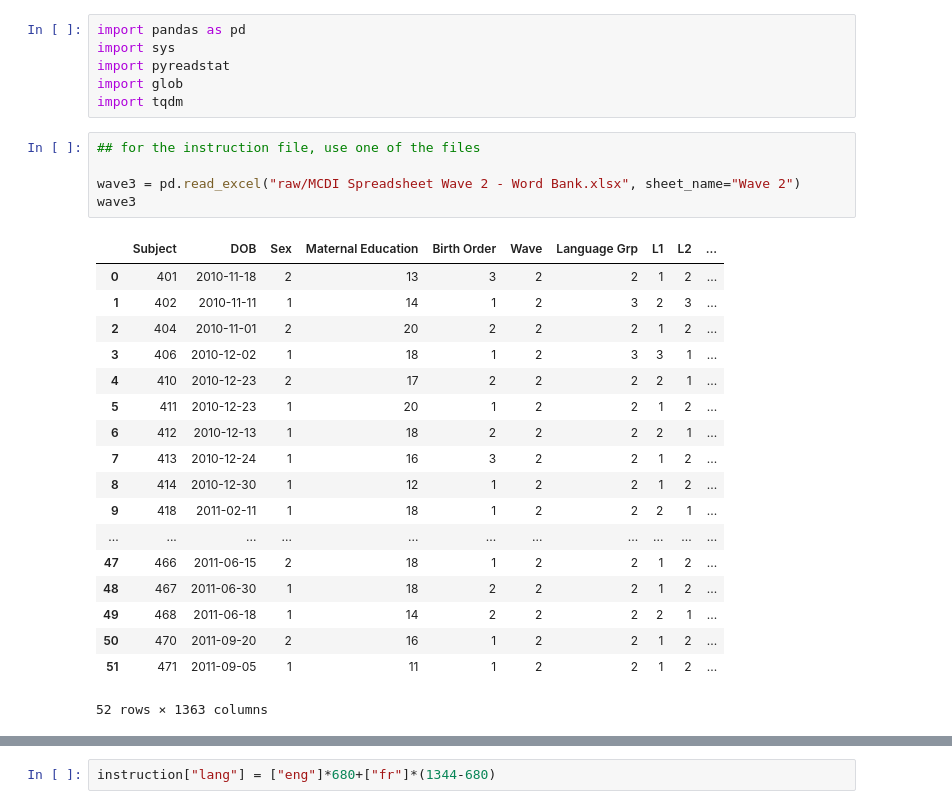
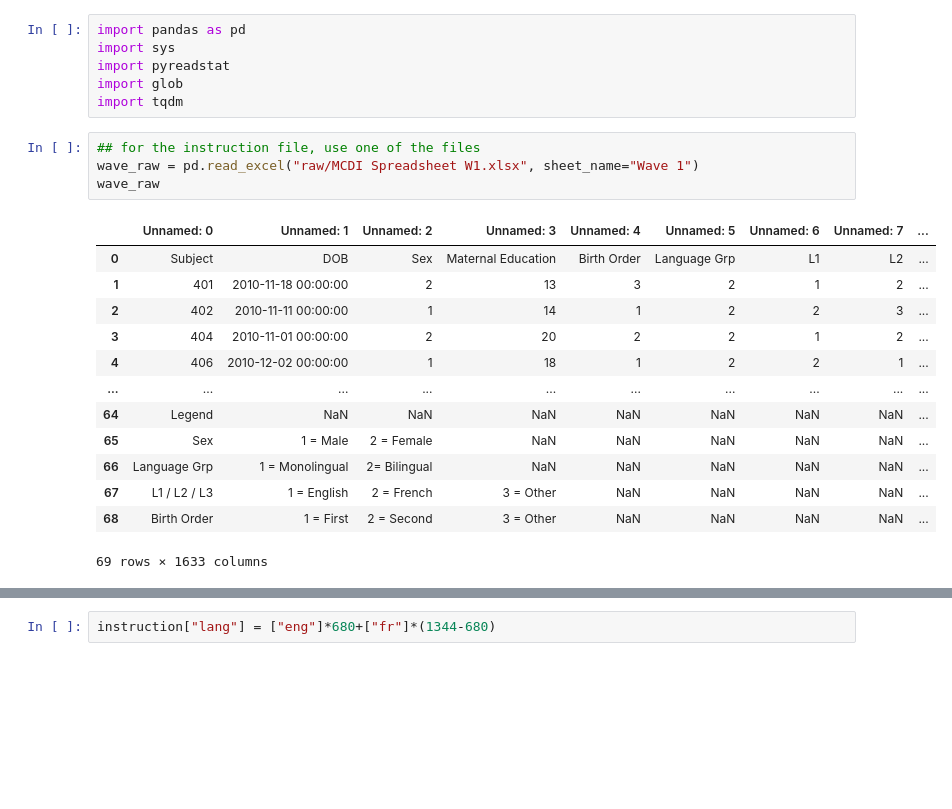
Before and after one commit to ningkko/Bilingualism_ChildASR, a Jupyter notebook: biling_data/french/converter.ipynb, the cells around one changed output, grey strips where cells are left out. Saved outputs shown, nothing was run; the diff lists cells and outputs as text; blank space fills up the shorter version.

Commit message:
french wave 1

```diff
--- a/biling_data/french/converter.ipynb
+++ b/biling_data/french/converter.ipynb
@@ -6,25 +6,19 @@ import glob
 import tqdm
 # %%
 ## for the instruction file, use one of the files
-
-wave3 = pd.read_excel("raw/MCDI Spreadsheet Wave 2 - Word Bank.xlsx", sheet_name="Wave 2")
-wave3
+wave_raw = pd.read_excel("raw/MCDI Spreadsheet W1.xlsx", sheet_name="Wave 1")
+wave_raw
 # %% [output]
-|  | Subject | DOB | Sex | Maternal Education | Birth Order | Wave | Language Grp | L1 | L2 | ... |
-| 0 | 401 | 2010-11-18 | 2 | 13 | 3 | 2 | 2 | 1 | 2 | ... |
-| 1 | 402 | 2010-11-11 | 1 | 14 | 1 | 2 | 3 | 2 | 3 | ... |
-| 2 | 404 | 2010-11-01 | 2 | 20 | 2 | 2 | 2 | 1 | 2 | ... |
-| 3 | 406 | 2010-12-02 | 1 | 18 | 1 | 2 | 3 | 3 | 1 | ... |
-| 4 | 410 | 2010-12-23 | 2 | 17 | 2 | 2 | 2 | 2 | 1 | ... |
-| 5 | 411 | 2010-12-23 | 1 | 20 | 1 | 2 | 2 | 1 | 2 | ... |
-| 6 | 412 | 2010-12-13 | 1 | 18 | 2 | 2 | 2 | 2 | 1 | ... |
-| 7 | 413 | 2010-12-24 | 1 | 16 | 3 | 2 | 2 | 1 | 2 | ... |
-| 8 | 414 | 2010-12-30 | 1 | 12 | 1 | 2 | 2 | 1 | 2 | ... |
-| 9 | 418 | 2011-02-11 | 1 | 18 | 1 | 2 | 2 | 2 | 1 | ... |
-| ... | ... | ... | ... | ... | ... | ... | ... | ... | ... | ... |
-| 47 | 466 | 2011-06-15 | 2 | 18 | 1 | 2 | 2 | 1 | 2 | ... |
-| 48 | 467 | 2011-06-30 | 1 | 18 | 2 | 2 | 2 | 1 | 2 | ... |
-| 49 | 468 | 2011-06-18 | 1 | 14 | 2 | 2 | 2 | 2 | 1 | ... |
-| 50 | 470 | 2011-09-20 | 2 | 16 | 1 | 2 | 2 | 1 | 2 | ... |
-| 51 | 471 | 2011-09-05 | 1 | 11 | 1 | 2 | 2 | 1 | 2 | ... |
+|  | Unnamed: 0 | Unnamed: 1 | Unnamed: 2 | Unnamed: 3 | Unnamed: 4 | Unnamed: 5 | Unnamed: 6 | Unnamed: 7 | ... |
+| 0 | Subject | DOB | Sex | Maternal Education | Birth Order | Language Grp | L1 | L2 | ... |
+| 1 | 401 | 2010-11-18 00:00:00 | 2 | 13 | 3 | 2 | 1 | 2 | ... |
+| 2 | 402 | 2010-11-11 00:00:00 | 1 | 14 | 1 | 2 | 2 | 3 | ... |
+| 3 | 404 | 2010-11-01 00:00:00 | 2 | 20 | 2 | 2 | 1 | 2 | ... |
+| 4 | 406 | 2010-12-02 00:00:00 | 1 | 18 | 1 | 2 | 2 | 1 | ... |
+| ... | ... | ... | ... | ... | ... | ... | ... | ... | ... |
+| 64 | Legend | NaN | NaN | NaN | NaN | NaN | NaN | NaN | ... |
+| 65 | Sex | 1 = Male | 2 = Female | NaN | NaN | NaN | NaN | NaN | ... |
+| 66 | Language Grp | 1 = Monolingual | 2= Bilingual | NaN | NaN | NaN | NaN | NaN | ... |
+| 67 | L1 / L2 / L3 | 1 = English | 2 = French | 3 = Other | NaN | NaN | NaN | NaN | ... |
+| 68 | Birth Order | 1 = First | 2 = Second | 3 = Other | NaN | NaN | NaN | NaN | ... |
-52 rows × 1363 columns
+69 rows × 1633 columns
```
Also changed, not shown: parts of 16 cells of this notebook, 9 other files.
